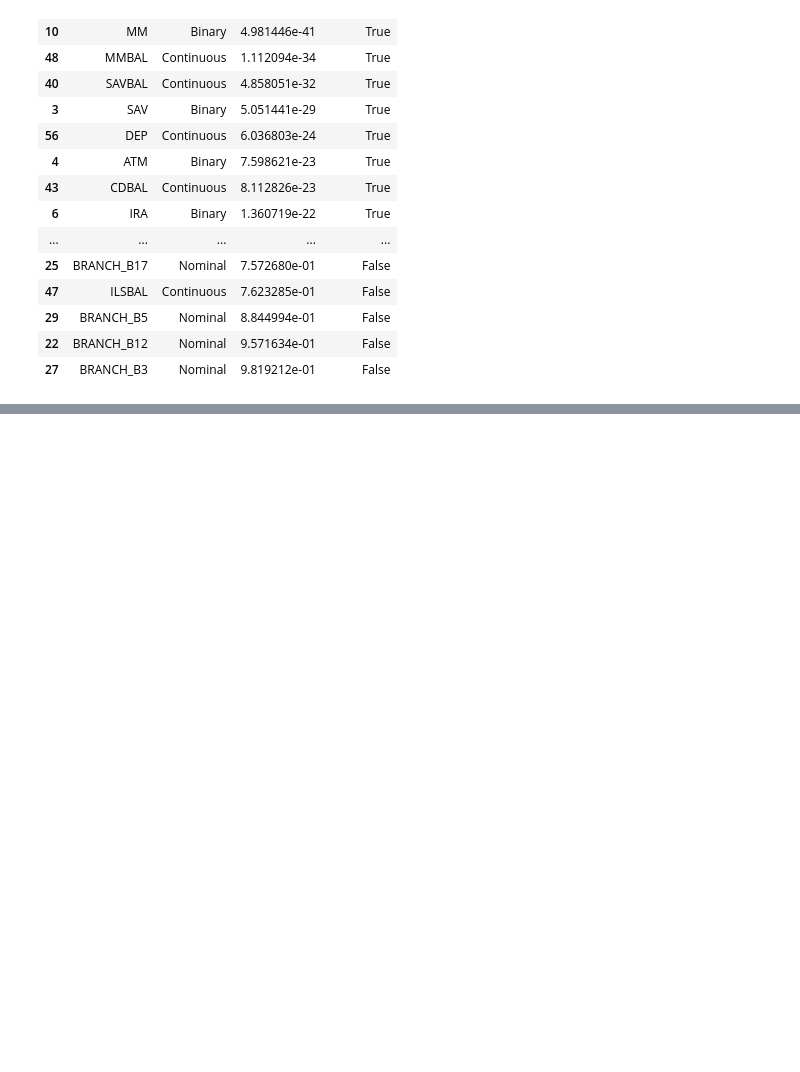
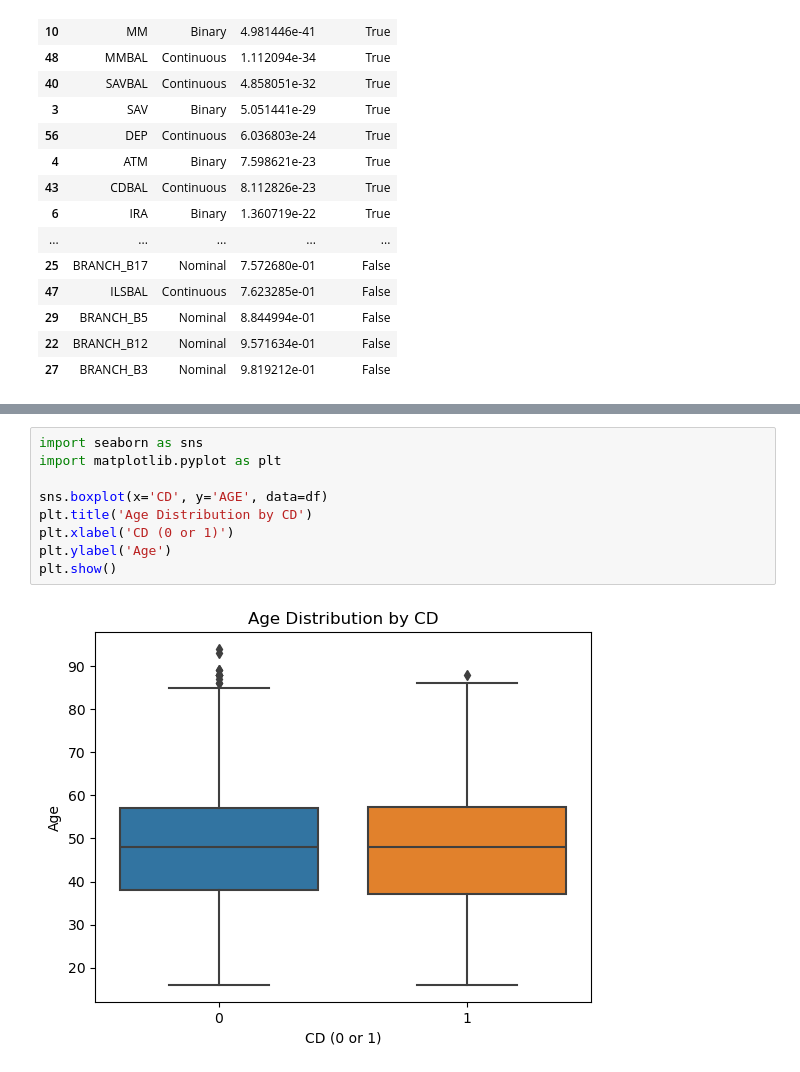
Before and after one commit to SterlingHayden/Logistic-Regression, a Jupyter notebook: HW/HW-01/phase-01.ipynb, the cells around one changed output, grey strips where cells are left out. Saved outputs shown, nothing was run; the diff lists cells and outputs as text; blank space fills up the shorter version.

```diff
--- a/HW/HW-01/phase-01.ipynb
+++ b/HW/HW-01/phase-01.ipynb
@@ -260,0 +327,11 @@ Error:
+# %%
+import seaborn as sns
+import matplotlib.pyplot as plt
+
+sns.boxplot(x='CD', y='AGE', data=df)
+plt.title('Age Distribution by CD')
+plt.xlabel('CD (0 or 1)')
+plt.ylabel('Age')
+plt.show()
+# %% [output]
+[figure, added]
```
Also changed, not shown: parts of 4 cells of this notebook.
